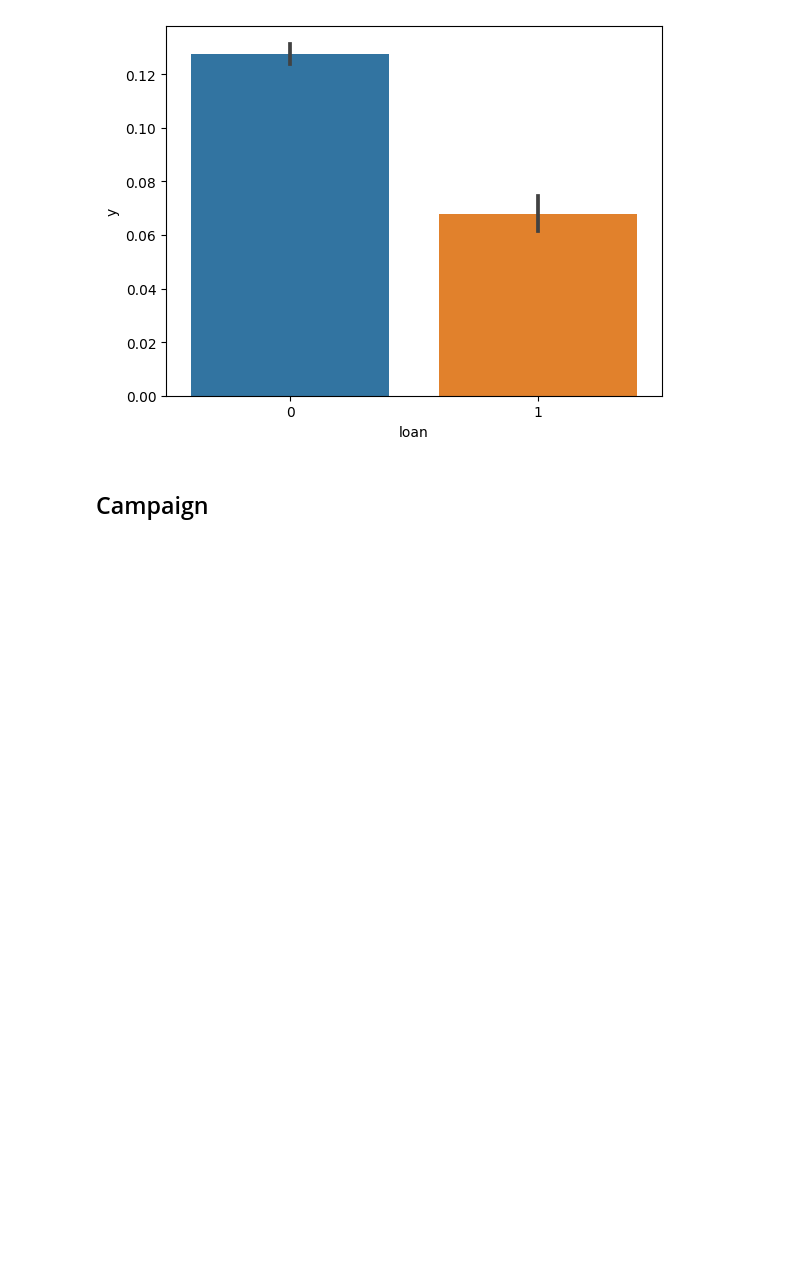
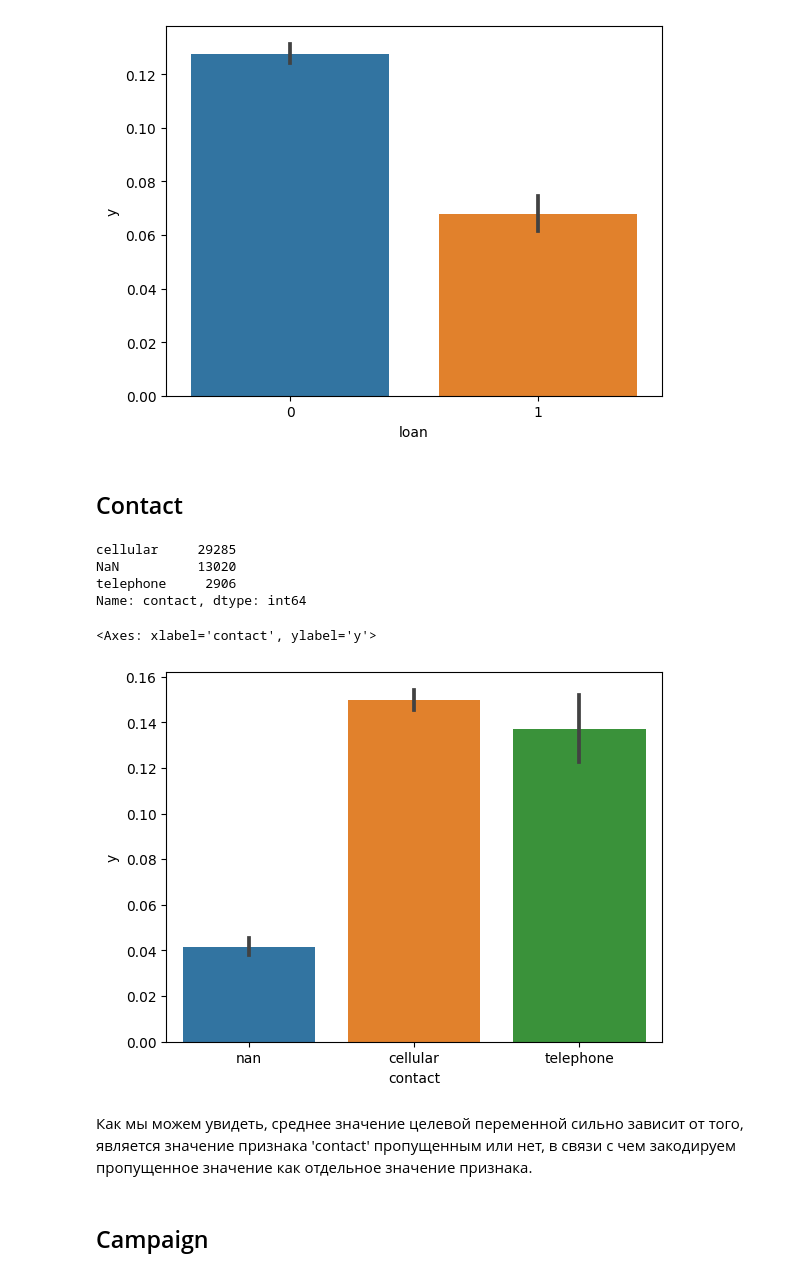
Before and after one commit to kirshchinivan/Research_seminar_Bank_marketing, a Jupyter notebook: Bank_marketing_research_seminar_homework.ipynb, the cells around one changed output. Drawn from its saved outputs; the diff is of its cells as text; code cells hidden in the pictures; blank space fills up the shorter version.

```diff
--- a/Bank_marketing_research_seminar_homework.ipynb
+++ b/Bank_marketing_research_seminar_homework.ipynb
@@ -157,3 +273,7 @@ sns.barplot(x=X_train['housing'], y=y_train)
+# %%
+target_enc = TargetEncoder()
+X_train['day_of_week'] = target_enc.fit_transform(X_train['day_of_week'].map(str), y_train)
+X_test['day_of_week'] = target_enc.transform(X_test['day_of_week'].map(str))
 # %% [markdown]
 ## Month
 # %%
@@ -187,3 +307,19 @@ sns.barplot(x=X_train['loan'], y=y_train)
 # %% [output]
 <Axes: xlabel='loan', ylabel='y'>
 [figure]
+# %% [markdown]
+## Contact
+# %%
+X['contact'].value_counts(dropna=False)
+# %% [output]
+cellular     29285
+NaN          13020
+telephone     2906
+Name: contact, dtype: int64
+# %%
+sns.barplot(x=X_train['contact'].fillna('nan'), y=y_train)
+# %% [output]
+<Axes: xlabel='contact', ylabel='y'>
+[figure, added]
+# %% [markdown]
+Как мы можем увидеть, среднее значение целевой переменной сильно зависит от того, является значение признака 'contact' пропущенным или нет, в связи с чем закодируем пропущенное значение как отдельное значение признака.
```
Also changed, not shown: parts of 46 cells of this notebook.
